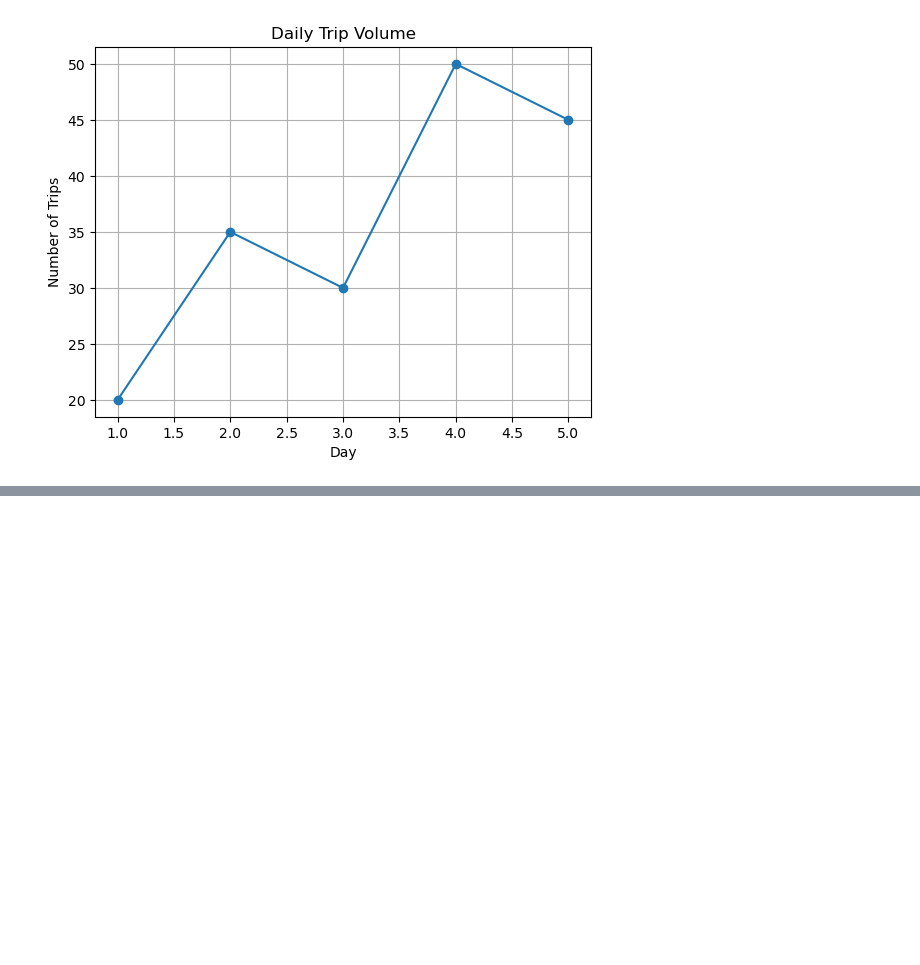
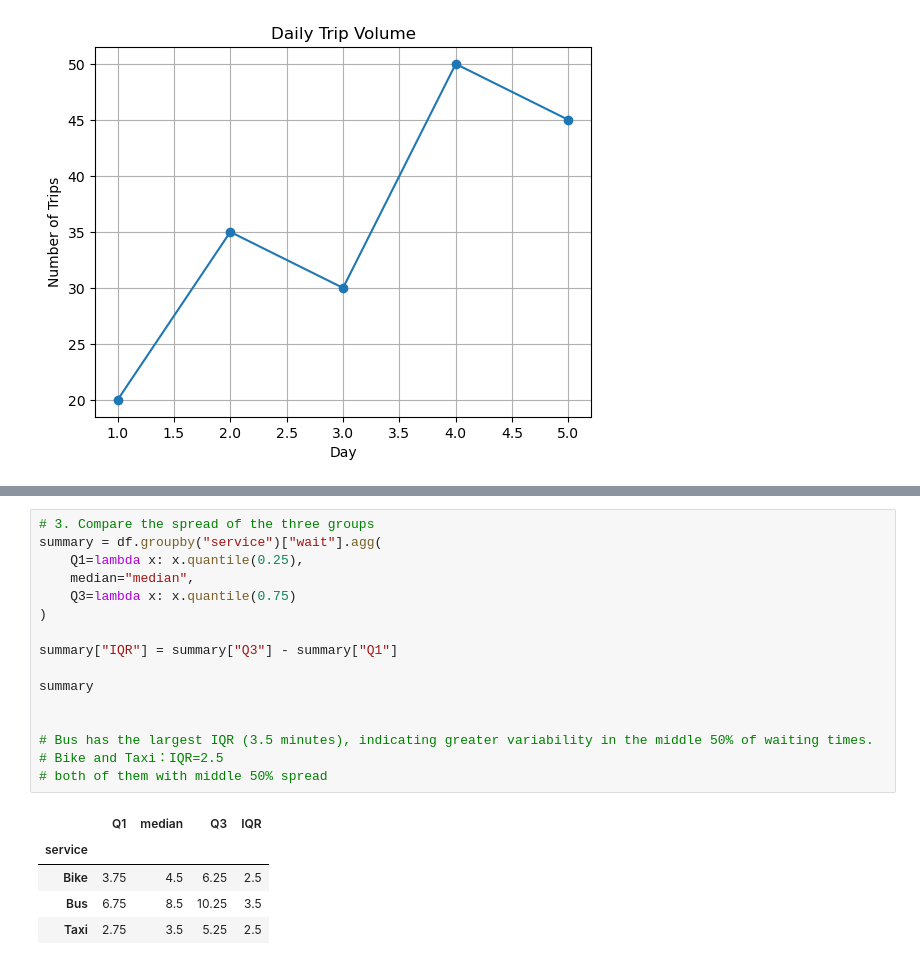
Before and after one commit to XiaomingLiGit/Descriptive-Statistics, a Jupyter notebook: w4/Hands-on Lab (plot).ipynb, the cells around one changed output, grey strips where cells are left out. Drawn from its saved outputs; the diff is of its cells as text; blank space fills up the shorter version.

```diff
--- a/w4/Hands-on Lab (plot).ipynb
+++ b/w4/Hands-on Lab (plot).ipynb
@@ -347,0 +493,22 @@ Text(0, 0.5, 'Number of Trips')
+# %%
+# 3. Compare the spread of the three groups
+summary = df.groupby("service")["wait"].agg(
+    Q1=lambda x: x.quantile(0.25),
+    median="median",
+    Q3=lambda x: x.quantile(0.75)
+)
+
+summary["IQR"] = summary["Q3"] - summary["Q1"]
+
+summary
+
+
+# Bus has the largest IQR (3.5 minutes), indicating greater variability in the middle 50% of waiting times.
+# Bike and Taxi：IQR=2.5
+# both of them with middle 50% spread
+# %% [output]
+|  | Q1 | median | Q3 | IQR |
+| service |  |  |  |  |
+| Bike | 3.75 | 4.5 | 6.25 | 2.5 |
+| Bus | 6.75 | 8.5 | 10.25 | 3.5 |
+| Taxi | 2.75 | 3.5 | 5.25 | 2.5 |
```
Also changed, not shown: parts of 12 cells of this notebook, 2 other files.
